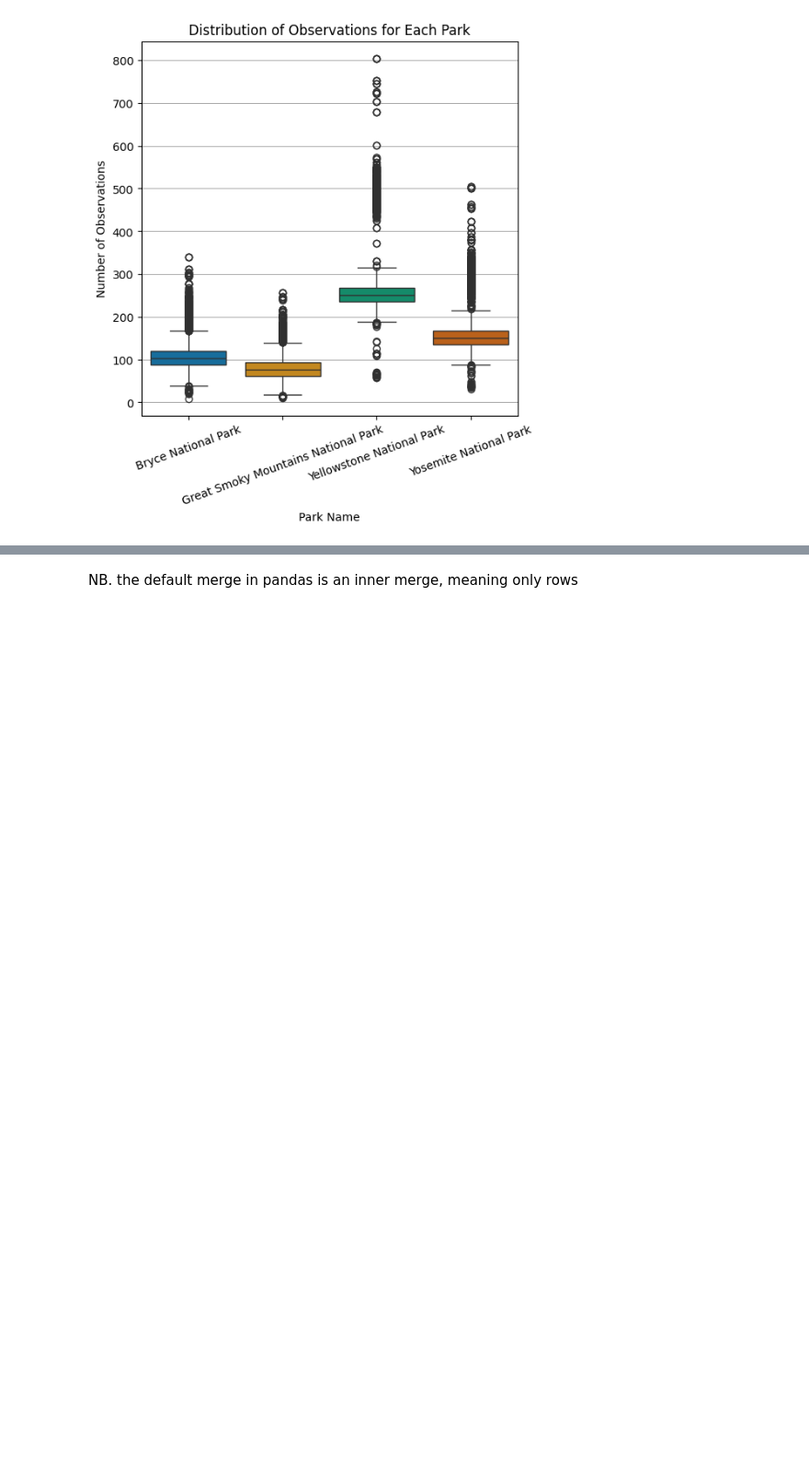
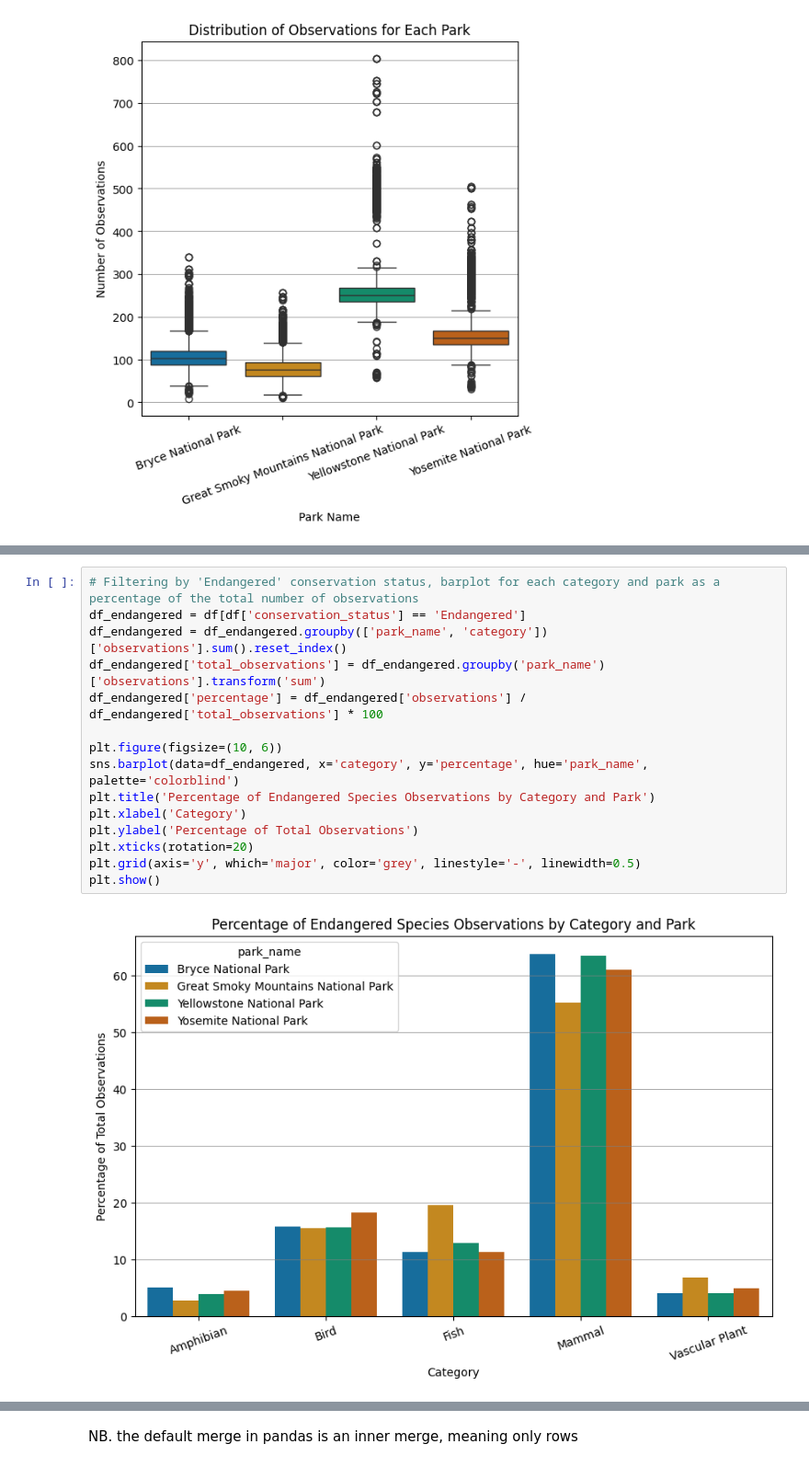
Before and after one commit to alanjameschapman/biodiversity, a Jupyter notebook: biodiversity.ipynb, the cells around one changed output, grey strips where cells are left out. Shown at 92% size. Saved outputs shown, nothing was run; the diff lists cells and outputs as text; blank space fills up the shorter version.

```diff
--- a/biodiversity.ipynb
+++ b/biodiversity.ipynb
@@ -305,0 +456,17 @@ plt.show()
+# %%
+# Filtering by 'Endangered' conservation status, barplot for each category and park as a percentage of the total number of observations
+df_endangered = df[df['conservation_status'] == 'Endangered']
+df_endangered = df_endangered.groupby(['park_name', 'category'])['observations'].sum().reset_index()
+df_endangered['total_observations'] = df_endangered.groupby('park_name')['observations'].transform('sum')
+df_endangered['percentage'] = df_endangered['observations'] / df_endangered['total_observations'] * 100
+
+plt.figure(figsize=(10, 6))
+sns.barplot(data=df_endangered, x='category', y='percentage', hue='park_name', palette='colorblind')
+plt.title('Percentage of Endangered Species Observations by Category and Park')
+plt.xlabel('Category')
+plt.ylabel('Percentage of Total Observations')
+plt.xticks(rotation=20)
+plt.grid(axis='y', which='major', color='grey', linestyle='-', linewidth=0.5)
+plt.show()
+# %% [output]
+[figure, added]
```
Also changed, not shown: parts of 24 cells of this notebook, 3 other files.
